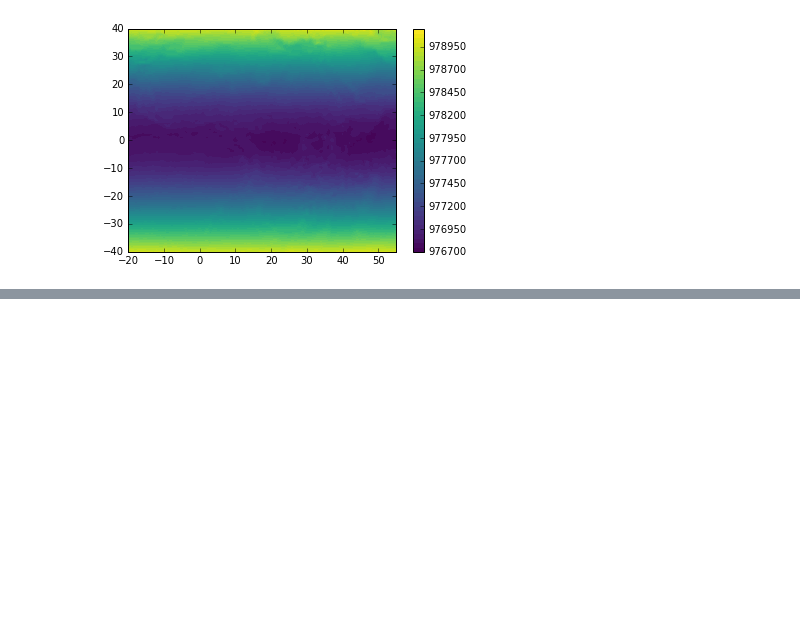
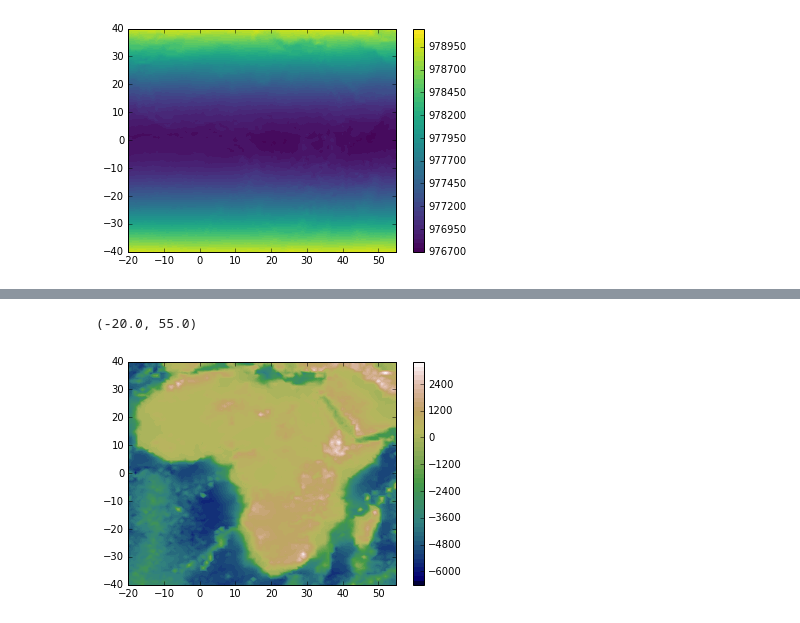
Before and after one commit to leouieda/africa-gravity, a Jupyter notebook: data_processing.ipynb, the cells around one changed output, grey strips where cells are left out. Drawn from its saved outputs; the diff is of its cells as text; code cells hidden in the pictures; blank space fills up the shorter version.

```diff
--- a/data_processing.ipynb
+++ b/data_processing.ipynb
@@ -58,0 +86,2 @@ plt.xlim(area[2], area[3])
+# %%
+etopo = load_icgem_gdf('data/etopo1-africa-1deg.gdf')
@@ -58,0 +92,10 @@ plt.xlim(area[2], area[3])
+# %%
+topo = etopo['topography_grd']
+# %%
+plt.figure()
+plt.tricontourf(lon, lat, topo, 50, cmap='gist_earth')
+plt.colorbar()
+plt.xlim(area[2], area[3])
+# %% [output]
+(-20.0, 55.0)
+[figure, added]
```
Also changed, not shown: parts of 10 cells of this notebook.
